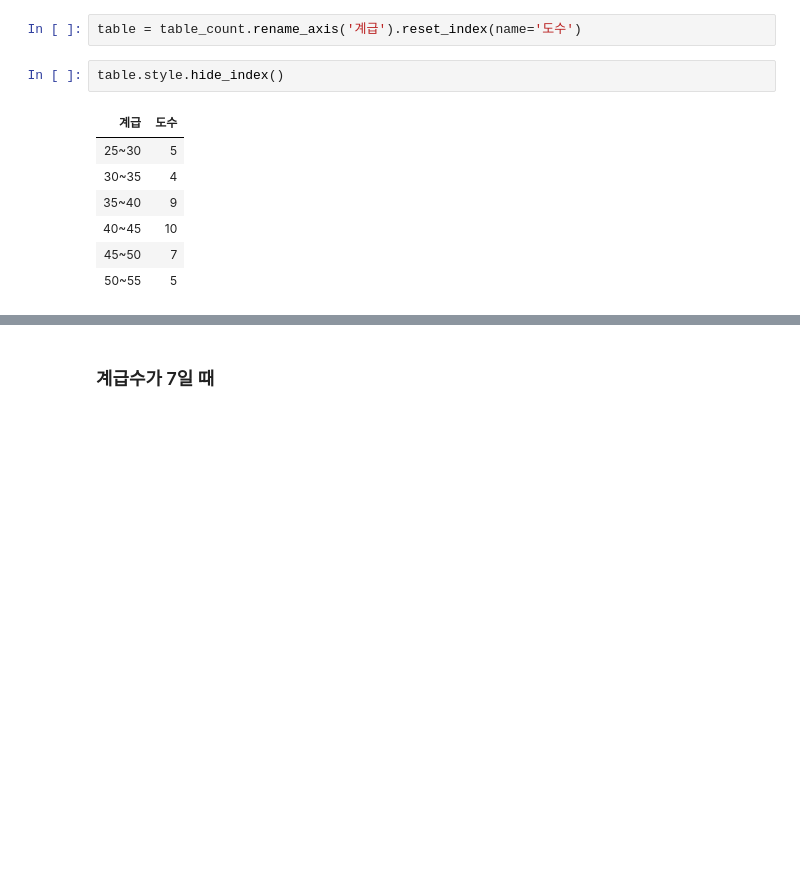
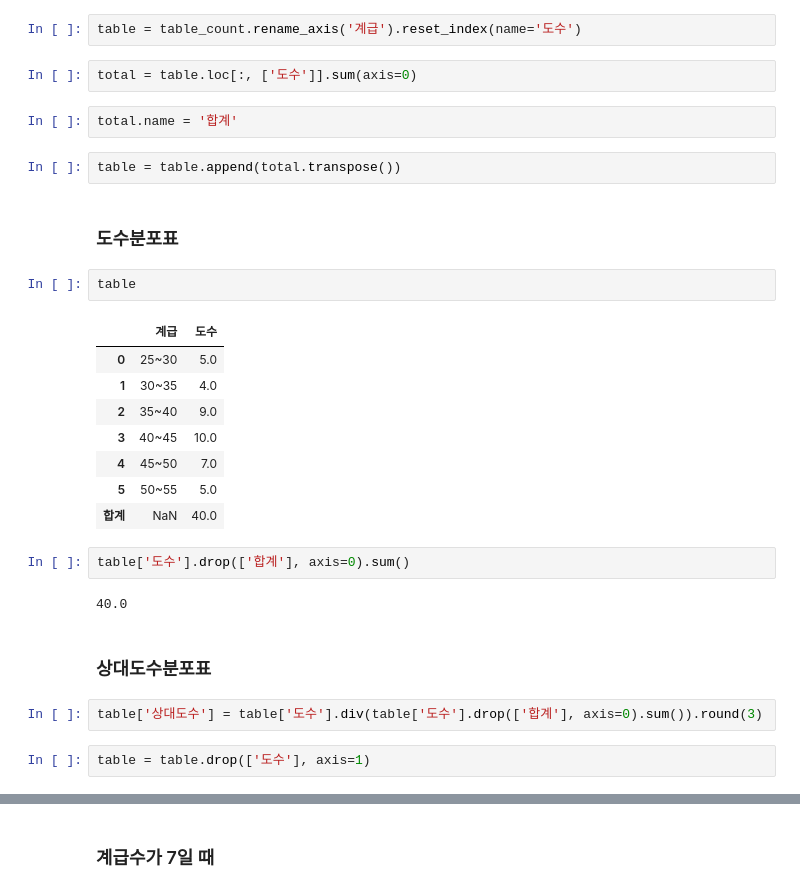
Before and after one commit to enfycius/Statistics, a Jupyter notebook: HW1/2-21.ipynb, the cells around one changed output, grey strips where cells are left out. Drawn from its saved outputs; the diff is of its cells as text; blank space fills up the shorter version.

```diff
--- a/HW1/2-21.ipynb
+++ b/HW1/2-21.ipynb
@@ -115,13 +161,32 @@ hist = pd.DataFrame(pd.cut(df['Age'], bins=bins, right=False, labels=labels)).re
 table_count = hist.value_counts(sort=False)
 # %%
 table = table_count.rename_axis('계급').reset_index(name='도수')
+# %%
+total = table.loc[:, ['도수']].sum(axis=0)
+# %%
+total.name = '합계'
+# %%
+table = table.append(total.transpose())
+# %% [markdown]
+### 도수분포표
 # %%
-table.style.hide_index()
+table
 # %% [output]
-| 계급 | 도수 |
-| 25~30 | 5 |
-| 30~35 | 4 |
-| 35~40 | 9 |
-| 40~45 | 10 |
-| 45~50 | 7 |
-| 50~55 | 5 |
+|  | 계급 | 도수 |
+| 0 | 25~30 | 5.0 |
+| 1 | 30~35 | 4.0 |
+| 2 | 35~40 | 9.0 |
+| 3 | 40~45 | 10.0 |
+| 4 | 45~50 | 7.0 |
+| 5 | 50~55 | 5.0 |
+| 합계 | NaN | 40.0 |
+# %%
+table['도수'].drop(['합계'], axis=0).sum()
+# %% [output]
+40.0
+# %% [markdown]
+### 상대도수분포표
+# %%
+table['상대도수'] = table['도수'].div(table['도수'].drop(['합계'], axis=0).sum()).round(3)
+# %%
+table = table.drop(['도수'], axis=1)
```
Also changed, not shown: parts of 87 cells of this notebook, 2 other files.
